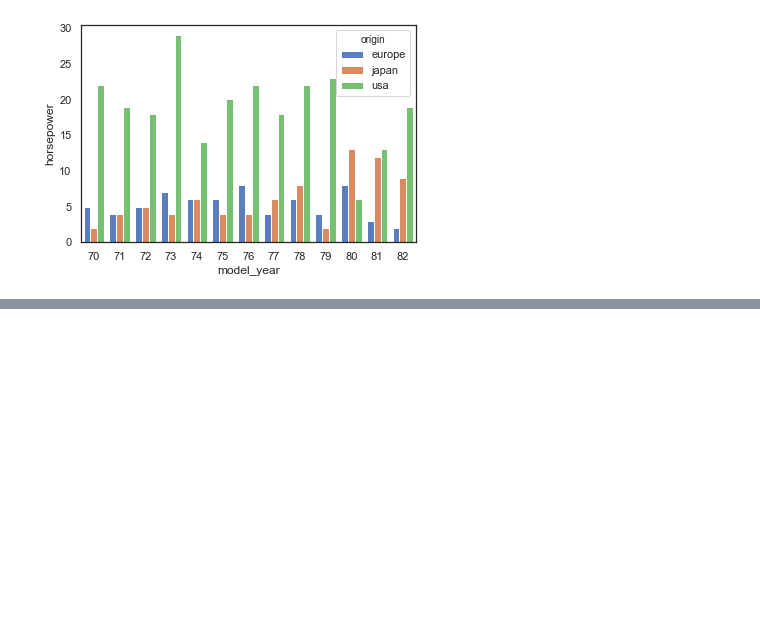
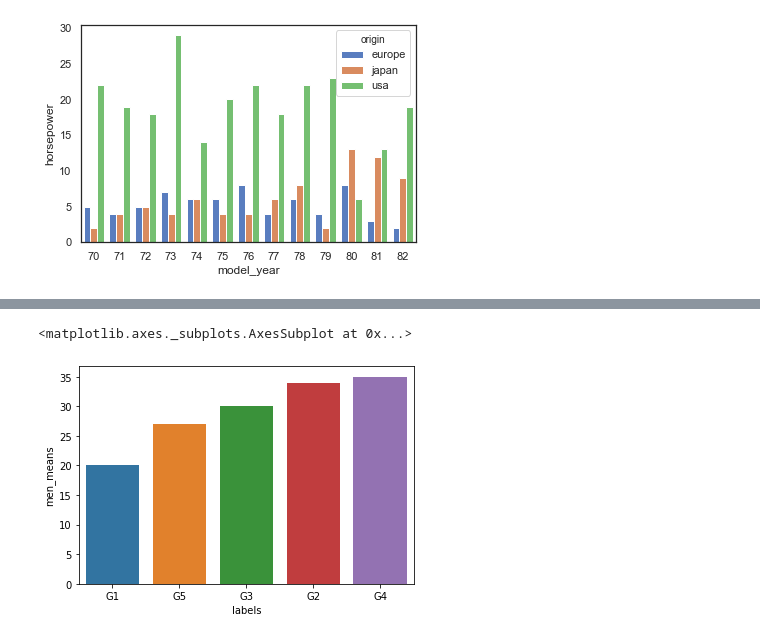
Before and after one commit to maydinn/python_lessons_notes, a Jupyter notebook: seaborn.ipynb, the cells around one changed output, grey strips where cells are left out. Drawn from its saved outputs; the diff is of its cells as text; code cells hidden in the pictures; blank space fills up the shorter version.

```diff
--- a/seaborn.ipynb
+++ b/seaborn.ipynb
@@ -253,0 +278,6 @@ sns.barplot('model_year', 'horsepower', data = df, hue = 'origin')
+# %%
+sns.barplot('labels', 'men_means', data=df,
+            order= df.sort_values('men_means').labels)
+# %% [output]
+<matplotlib.axes._subplots.AxesSubplot at 0x...>
+[figure, added]
```
Also changed, not shown: parts of 27 cells of this notebook, 2 other files.
